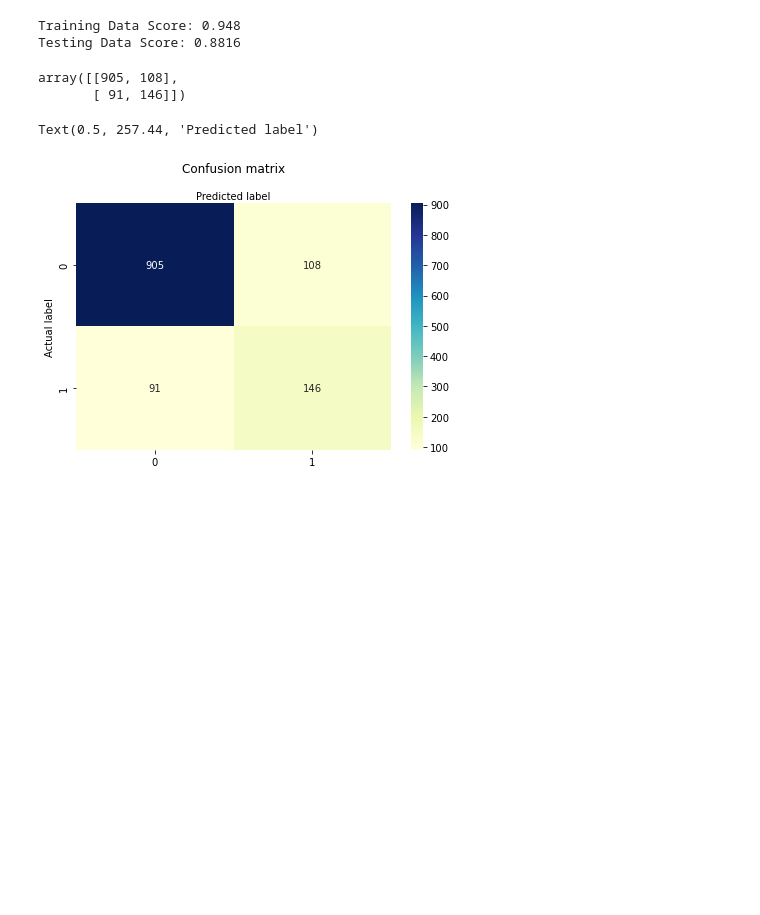
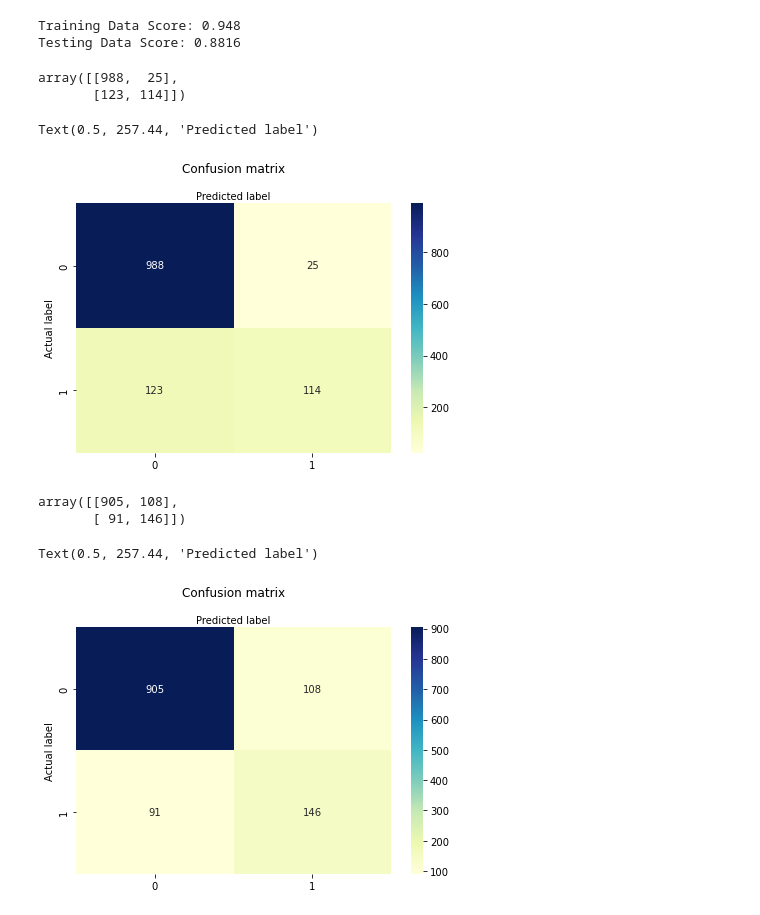
Before and after one commit to rita-s/customer-churn-prediction, a Jupyter notebook: RFC.ipynb, the cells around one changed output. Saved outputs shown, nothing was run; the diff lists cells and outputs as text; code cells hidden in the pictures; blank space fills up the shorter version.

```diff
--- a/RFC.ipynb
+++ b/RFC.ipynb
@@ -79,13 +79,38 @@ print(f"Testing Data Score: {rfc.score(X_test_scaled, y_test)}")
 Training Data Score: 0.948
 Testing Data Score: 0.8816
 # %%
-# Creating a confusion matrix
+# Creating a confusion matrix without threshold change
 y_pred = rfc.predict(X_test_scaled)
-confusion_matrix = metrics.confusion_matrix(y_test, pt)
+confusion_matrix = metrics.confusion_matrix(y_test, y_pred)
 confusion_matrix
 # %% [output]
-array([[905, 108],
-       [ 91, 146]])
+array([[988,  25],
+       [123, 114]])
+# %%
+# Creating confusion matrix diagram
+class_names=[0,1]
+fig, ax = plt.subplots()
+tick_marks = np.arange(len(class_names))
+plt.xticks(tick_marks, class_names)
+plt.yticks(tick_marks, class_names)
+
+# Create a heatmap
+sns.heatmap(pd.DataFrame(confusion_matrix), annot=True, cmap="YlGnBu" ,fmt='g')
+ax.xaxis.set_label_position("top")
+plt.tight_layout()
+plt.title('Confusion matrix', y=1.1)
+plt.ylabel('Actual label')
+plt.xlabel('Predicted label')
+# %% [output]
+Text(0.5, 257.44, 'Predicted label')
+[figure, added]
+# %%
+# Creating a confusion matrix on new threshold
+confusion_matrix = metrics.confusion_matrix(y_test, pt)
+confusion_matrix
+# %% [output]
+array([[905, 108],
+       [ 91, 146]])
 # %%
 # Creating confusion matrix diagram
 class_names=[0,1]
```
Also changed, not shown: parts of 2 cells of this notebook, 6 other files.
